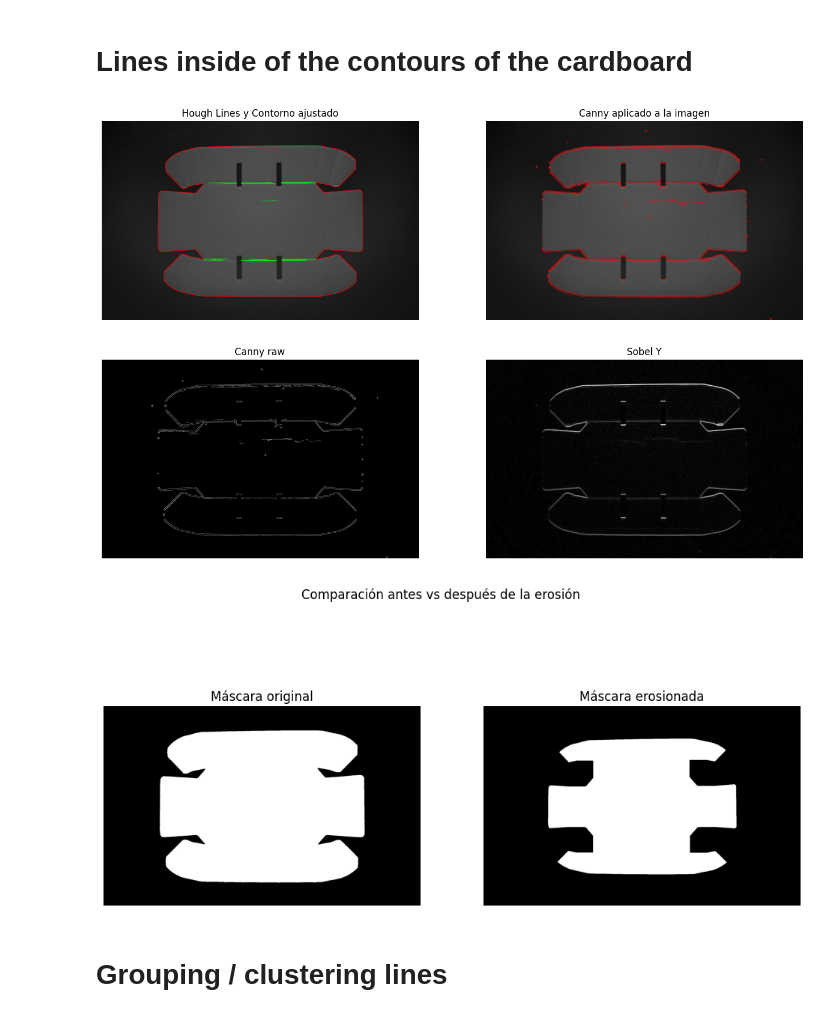
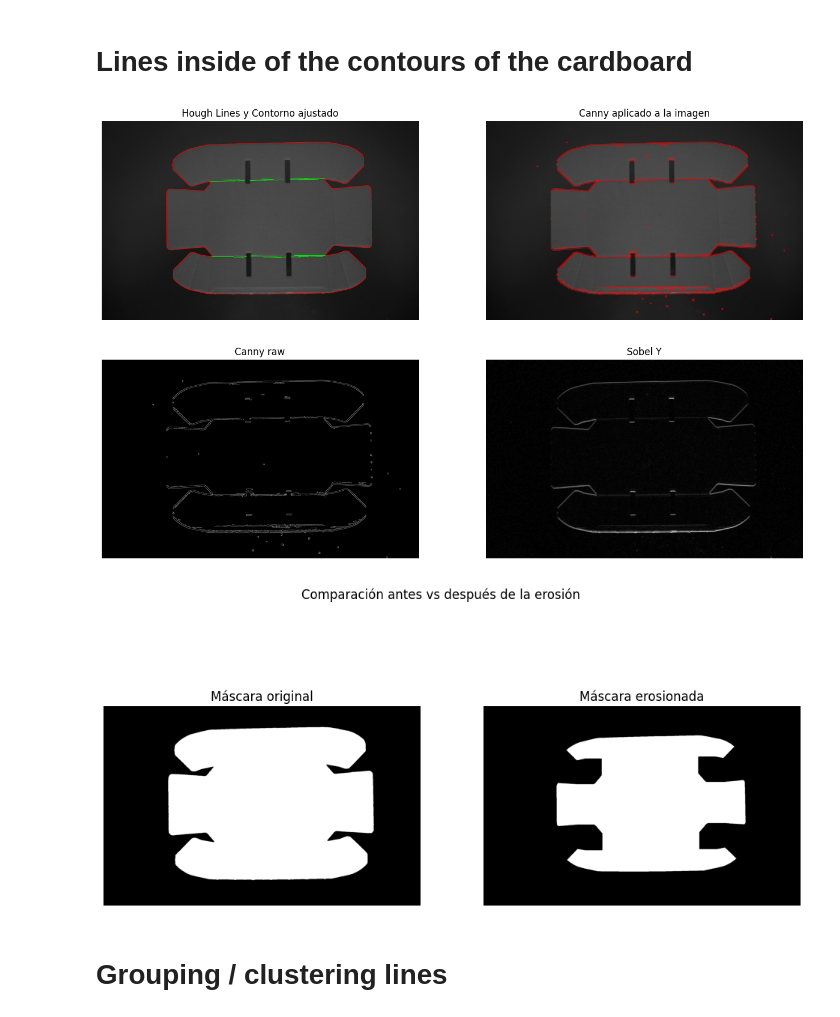
Before and after one commit to fore1806/CBFD, a Jupyter notebook: line_detection_prototype.ipynb, the cells around one changed output. Cells and saved outputs as stored; diff of their text form; code cells hidden in the pictures.

```diff
--- a/line_detection_prototype.ipynb
+++ b/line_detection_prototype.ipynb
@@ -13,7 +13,7 @@ baseFolder = os.getcwd()
 # Select the path that contains the photos
 #folder = os.path.join(baseFolder, "photos","calibration")
 folder = os.path.join(baseFolder,"FINAL_PHOTOS","FOLDING_LINES")
-image_name = "1_h_up.png" # #_h_up , #_h_D , #_V_L , #_V_R
+image_name = "3_h_D.png" # #_h_up , #_h_D , #_V_L , #_V_R
 #image_name = "1_h_up.png" # #_h_up , #_h_D , #_V_L , #_V_R
 image_path = os.path.join(folder, image_name)
 image = cv.imread(image_path, 0)
@@ -216,9 +216,9 @@ sobel_y_uint8 = np.uint8(sobel_y_norm)
 sobel_dilate = cv.dilate(sobel_y_uint8, np.ones((3,3)), iterations=1)
 
 # Aplicar Canny a la imagen filtrada por Sobel
-edges = cv.Canny(sobel_dilate, 30, 90)
+edges = cv.Canny(sobel_dilate, 20, 60, L2gradient=True)
 edges_dilated = cv.dilate(edges, np.ones((2,2)), iterations=1)
-lines = cv.HoughLinesP(edges_dilated, 1, np.pi/180, threshold=50, minLineLength=60, maxLineGap=5)
+lines = cv.HoughLinesP(edges_dilated, 2, np.pi/180, threshold=50, minLineLength=60, maxLineGap=10)
 
 lineas_filtradas = []
 
@@ -245,35 +245,35 @@ output_canny = cv.cvtColor(blurred, cv.COLOR_GRAY2BGR)
 output_canny[edges_dilated > 0] = [0, 0, 255]  # rojo
 
 plt.figure(figsize=(16, 10))
 plt.subplot(2, 2, 1)
 plt.title("Hough Lines y Contorno ajustado")
 plt.imshow(cv.cvtColor(output, cv.COLOR_BGR2RGB))
 plt.axis("off")
 plt.subplot(2, 2, 2)
 plt.title("Canny aplicado a la imagen")
 plt.imshow(cv.cvtColor(output_canny, cv.COLOR_BGR2RGB))
 plt.axis("off")
 plt.subplot(2, 2, 3)
 plt.title("Canny raw")
 plt.imshow(cv.cvtColor(edges, cv.COLOR_BGR2RGB))
 plt.axis("off")
 plt.subplot(2, 2, 4)
 plt.title("Sobel Y")
 plt.imshow(cv.cvtColor(sobel_dilate, cv.COLOR_BGR2RGB))
 plt.axis("off")
 
 fig, axs = plt.subplots(1, 2, figsize=(12, 6))
 axs[0].imshow(contour_mask, cmap='gray')
 axs[0].set_title("Máscara original")
 axs[0].axis('off')
 axs[1].imshow(contour_mask_eroded, cmap='gray')
 axs[1].set_title("Máscara erosionada")
 axs[1].axis('off')
 plt.suptitle("Comparación antes vs después de la erosión")
 plt.show()
 # %% [output]
-[figure, old version]
+[figure, new version]
-[figure, old version]
+[figure, new version]
 # %% [markdown]
 # Grouping / clustering lines
 # %%
```
Also changed, not shown: parts of 8 cells of this notebook, 1 other file.
